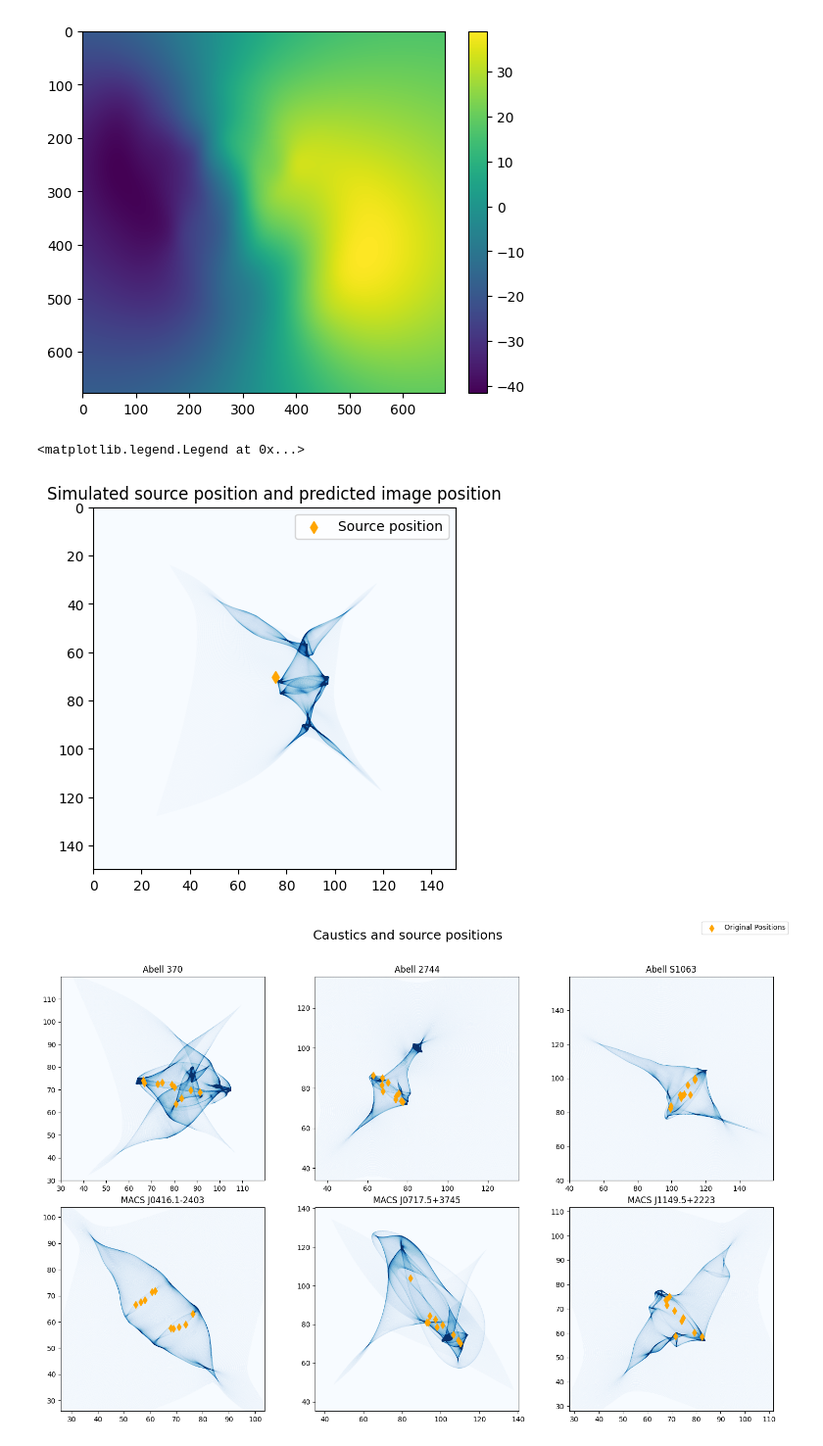
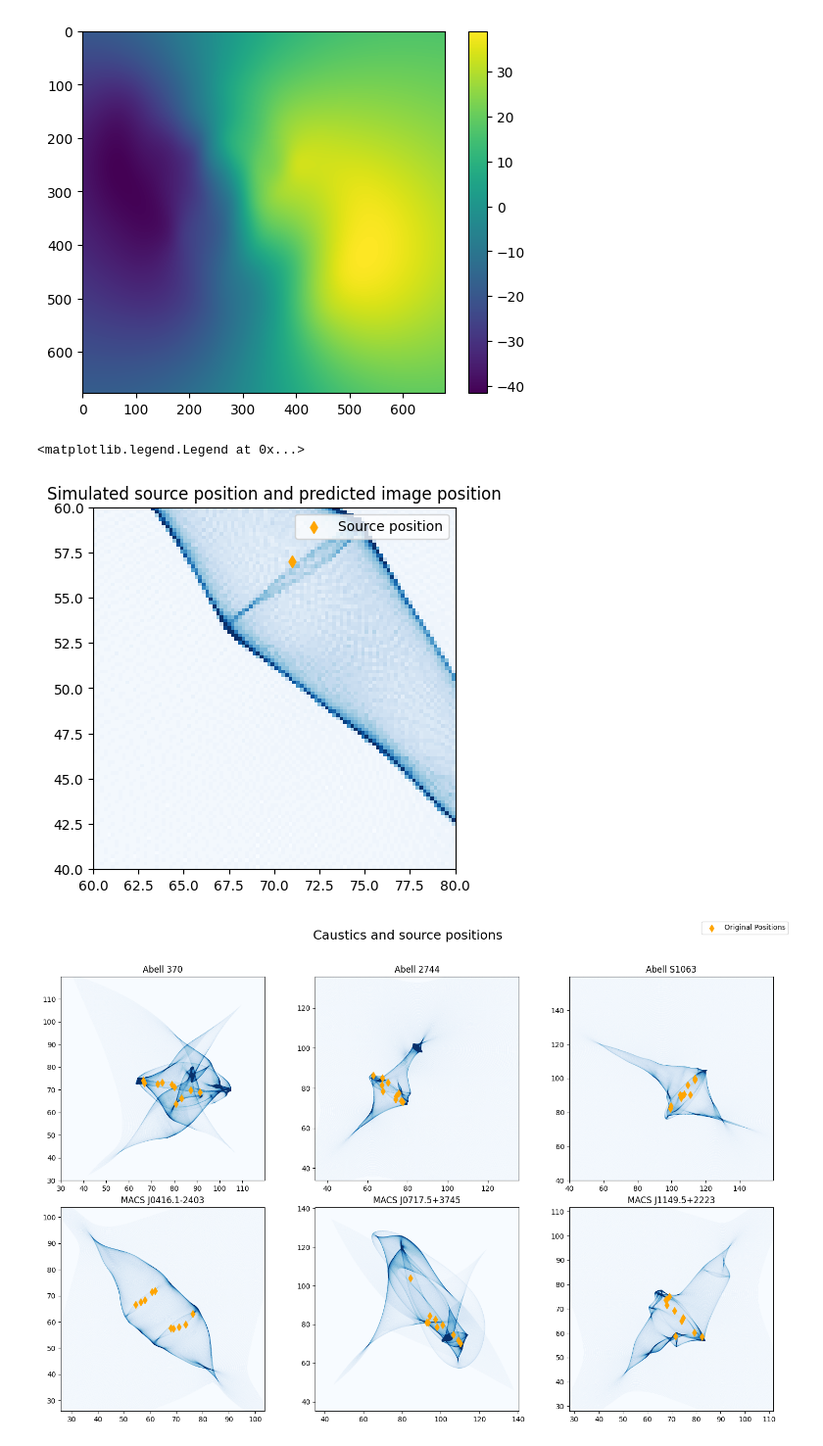
Before and after one commit to diceandcats/GWlensing_Brian, a Jupyter notebook: visualize cluster.ipynb, the cells around one changed output. Shown at 98% size. Saved outputs shown, nothing was run; the diff lists cells and outputs as text; code cells hidden in the pictures.

```diff
--- a/visualize cluster.ipynb
+++ b/visualize cluster.ipynb
@@ -97,44 +97,44 @@ plt.colorbar()
 [figure]
 # %%
 # look at the caustic
-index = 0
+index = 3
 
 
 size = len(datax_list[index])
 
 array_test = np.zeros((size,size))
 pixscale = pixscale_list[index]
 datay = datay_list[index]/pixscale
 datax = datax_list[index]/pixscale
 # scal factor for real deflection map
 scal = 1
-datay *= scal *0.752164547599612
-datax *= scal *0.752164547599612
+datay *= scal *0.7386360277011034
+datax *= scal *0.7386360277011034
 for i in range(0,size):
     for j in range(0,size):
         ycoord = i-datay[i,j]
         xcoord = j-datax[i,j]
         ydec = ycoord%1
         xdec = xcoord%1
         xfloor = floor(xcoord)
         yfloor = floor(ycoord)
         array_test[yfloor,xfloor] += 1
 
 plt.imshow(array_test, cmap='Blues', vmax = 50, extent=[0, size*pixscale, pixscale*size,0 ])
-plt.scatter(75.4,70.1, c = 'orange', marker='d')
+plt.scatter(71,57, c = 'orange', marker='d')
 # plt.scatter([25.04527574, 80.3895084 , 89.83823507, 70.3500693 , 62.87531747,
 #        63.56479705, 78.41485862],[96.30394225, 51.47812429, 71.45908221, 59.92729871, 45.81923451,
 #        52.27263524, 72.34180586], c = 'r', marker='x')
-# plt.xlim(60,80)
-# plt.ylim(40,60)
+plt.xlim(60,80)
+plt.ylim(40,60)
 
 plt.title('Simulated source position and predicted image position')
 plt.legend(['Source position','Image position'])
 
 # plt.savefig('Report images/src and img.pdf')
 # %% [output]
 <matplotlib.legend.Legend at 0x...>
-[figure, old version]
+[figure, new version]
 # %%
 # make 6 graphs of the caustic
 fig, axs = plt.subplots(2, 3, figsize=(15, 10))
```
Also changed, not shown: 2 other files.
